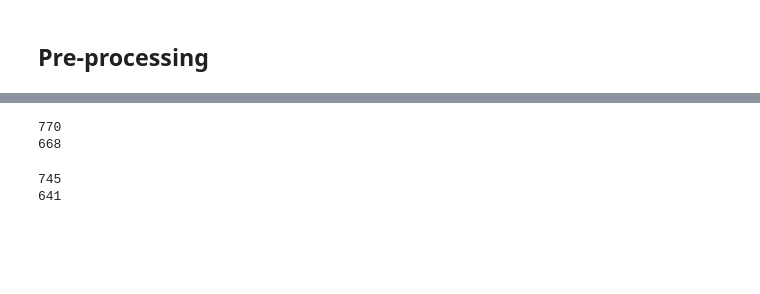
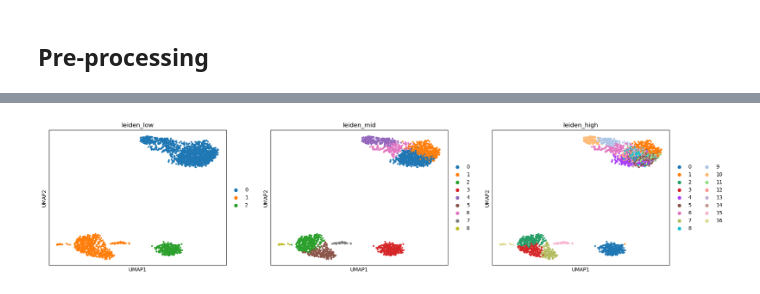
Before and after one commit to okviman/DE-ZILN, a Jupyter notebook: notebooks/scrnaseq_reanalyses/scrnaseq_resolutions.ipynb, the cells around one changed output, grey strips where cells are left out. Drawn from its saved outputs; the diff is of its cells as text; code cells hidden in the pictures; blank space fills up the shorter version.

Commit message:
Update notebook for multi resolution clustering analysis

```diff
--- a/notebooks/scrnaseq_reanalyses/scrnaseq_resolutions.ipynb
+++ b/notebooks/scrnaseq_reanalyses/scrnaseq_resolutions.ipynb
@@ -863,21 +4,0 @@ axs = ln_gsea.plot(
-# %%
-# Show top 100 genes (by descending score) in df_1 and df_2_4
-top = 1000
-top100_df_1 = df_1.sort_values("scores", ascending=False).head(top)
-top100_df_2_4 = df_2_4.sort_values("scores", ascending=False).head(top)
-print(len(set(top100_df_1['names'].tolist()).intersection(set(top100_df_2_4['names'].tolist()))))
-top100_df_2_5 = df_2_5.sort_values("scores", ascending=False).head(top)
-print(len(set(top100_df_1['names'].tolist()).intersection(set(top100_df_2_5['names'].tolist()))))
-# %% [output]
-770
-668
-# %%
-# Show top 100 genes (by descending score) in df_ln_1 and df_ln_2_4
-top100_df_ln_1 = df_ln_1.sort_values("scores", ascending=False).head(top)
-top100_df_ln_2_4 = df_ln_2_4.sort_values("scores", ascending=False).head(top)
-print(len(set(top100_df_ln_1['names'].tolist()).intersection(set(top100_df_ln_2_4['names'].tolist()))))
-top100_df_ln_2_5 = df_ln_2_5.sort_values("scores", ascending=False).head(top)
-print(len(set(top100_df_ln_1['names'].tolist()).intersection(set(top100_df_ln_2_5['names'].tolist()))))
-# %% [output]
-745
-641
@@ -883,0 +16,38 @@ print(len(set(top100_df_ln_1['names'].tolist()).intersection(set(top100_df_ln_2_
+# %%
+import numpy as np
+adata = sc.read_10x_mtx(
+    './data/filtered_gene_bc_matrices/hg19/',  # the directory with the `.mtx` file
+    var_names='gene_symbols',                  # use gene symbols for the variable names (variables-axis index)
+    cache=True)
+
+adata.var_names_make_unique()  # this is unnecessary if using `var_names='gene_ids'` in `sc.read_10x_mtx`
+sc.pp.filter_cells(adata, min_genes=200)
+sc.pp.filter_genes(adata, min_cells=3)
+mito_genes = adata.var_names.str.startswith('MT-')
+# for each cell compute fraction of counts in mito genes vs. all genes
+# the `.A1` is only necessary as X is sparse (to transform to a dense array after summing)
+adata.obs['percent_mito'] = np.sum(
+    adata[:, mito_genes].X, axis=1).A1 / np.sum(adata.X, axis=1).A1
+# add the total counts per cell as observations-annotation to adata
+adata.obs['n_counts'] = adata.X.sum(axis=1)
+adata = adata[adata.obs.n_genes < 2500, :]
+adata = adata[adata.obs.percent_mito < 0.05, :]
+sc.pp.normalize_total(adata, target_sum=1e4)
+adata_norm = adata.copy()
+sc.pp.log1p(adata)
+adata.raw = adata
+sc.pp.highly_variable_genes(adata, min_mean=0.0125, max_mean=3, min_disp=0.5)
+adata = adata[:, adata.var.highly_variable]
+sc.pp.scale(adata, max_value=10)
+sc.tl.pca(adata, svd_solver='arpack')
+sc.pp.neighbors(adata, n_neighbors=10, n_pcs=40)
+sc.tl.umap(adata)
+sc.tl.leiden(adata, key_added='leiden_low', resolution=.1)
+sc.tl.leiden(adata, key_added='leiden_mid', resolution=1.2)
+sc.tl.leiden(adata, key_added='leiden_high', resolution=2.)
+sc.pl.umap(adata, color=['leiden_low', 'leiden_mid', 'leiden_high'])
+adata_norm.obs['leiden_low'] = adata.obs['leiden_low']
+adata_norm.obs['leiden_mid'] = adata.obs['leiden_mid']
+adata_norm.obs['leiden_high'] = adata.obs['leiden_high']
+# %% [output]
+[figure, added]
```
Also changed, not shown: parts of 65 cells of this notebook.
